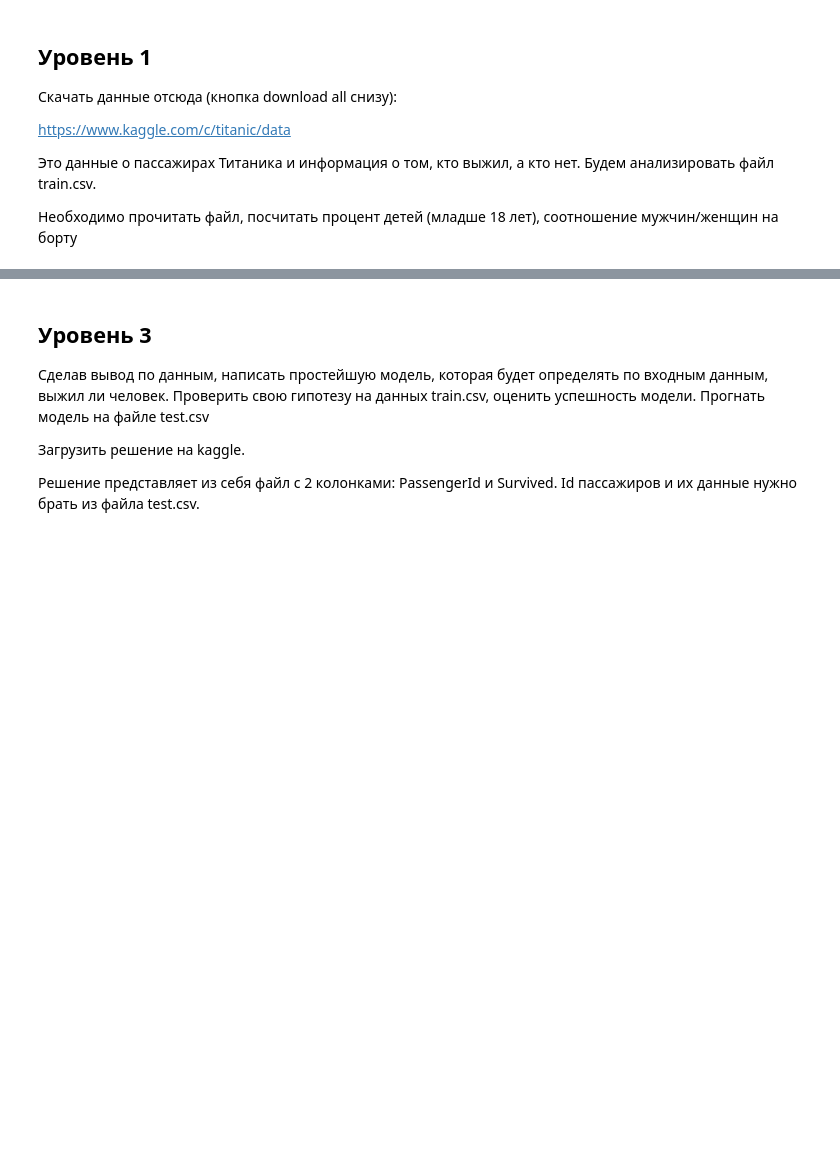
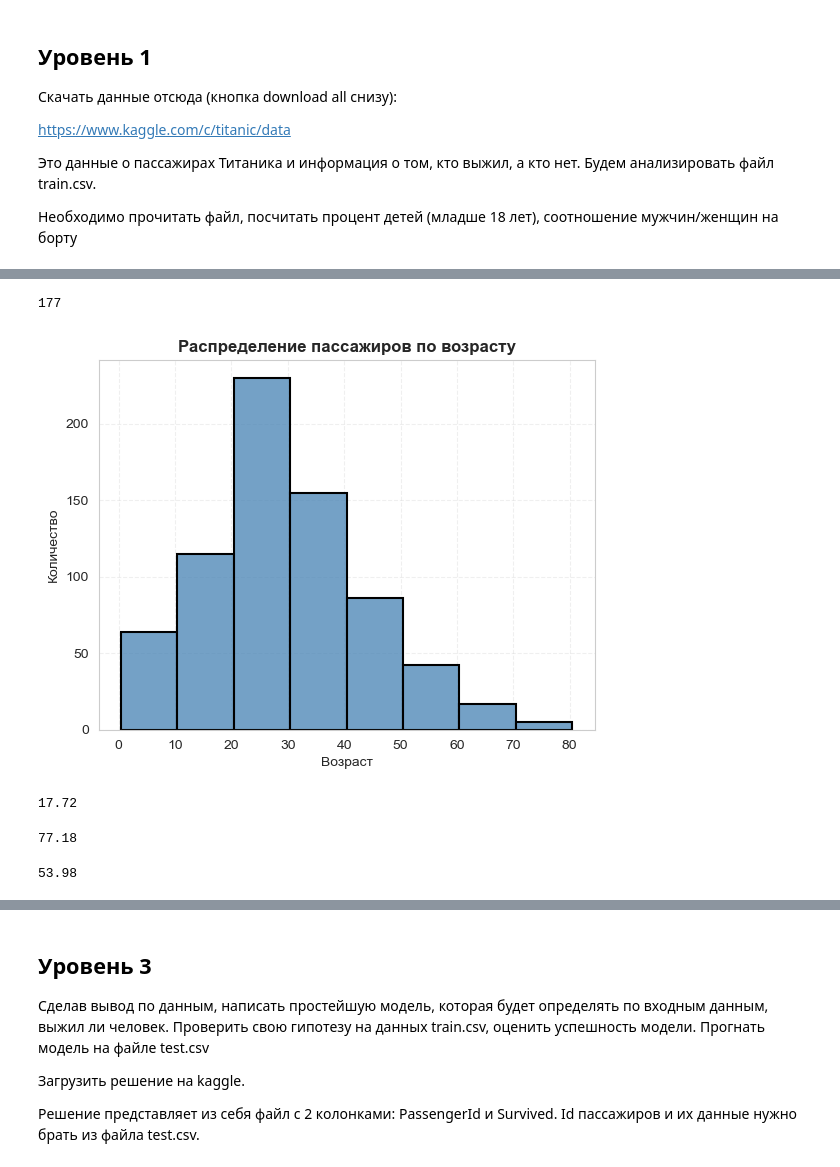
Before and after one commit to r1ryzhov/ds_course, a Jupyter notebook: homework_5.ipynb, the cells around one changed output, grey strips where cells are left out. Drawn from its saved outputs; the diff is of its cells as text; code cells hidden in the pictures; blank space fills up the shorter version.

```diff
--- a/homework_5.ipynb
+++ b/homework_5.ipynb
@@ -15,3 +15,6 @@ https://www.kaggle.com/c/titanic/data
 
 
 Необходимо прочитать файл, посчитать процент детей (младше 18 лет), соотношение мужчин/женщин на борту
+# %%
+df = pd.read_csv(r"C:\Users\roman\ds_course\data\titanic\train.csv")
+df.head()
@@ -29,0 +96,53 @@ https://www.kaggle.com/c/titanic/data
+# %%
+# Посчитать, по скольким людям нет информации (пола или возраста)
+(df['Sex'].isna() | df['Age'].isna()).sum()
+# %% [output]
+177
+# %%
+# Вывести гистограмму по возрасту пассажиров
+
+sns.histplot(data=df, x='Age', color='steelblue', edgecolor='black', linewidth=1.5, binwidth=10)
+
+plt.title('Распределение пассажиров по возрасту', fontsize=12, fontweight='bold')
+
+plt.xlabel('Возраст')
+plt.ylabel('Количество')
+
+plt.grid(True, alpha=0.3, linestyle='--')
+
+plt.show()
+# %% [output]
+[figure, added]
+# %%
+# Посчитать, какой процент мужчин
+
+round(
+    df[(df['Age'] >= 18) & (df['Sex'] == 'male') & (df['Survived'] == 1)].shape[0] \
+    / df[(df['Age'] >= 18) & (df['Sex'] == 'male')].shape[0] \
+    * 100,
+    2
+)
+# %% [output]
+17.72
+# %%
+# Посчитать, какой процент женщин выжили
+
+round(
+    df[(df['Age'] >= 18) & (df['Sex'] == 'female') & (df['Survived'] == 1)].shape[0] \
+    / df[(df['Age'] >= 18) & (df['Sex'] == 'female')].shape[0] \
+    * 100,
+    2
+)
+# %% [output]
+77.18
+# %%
+# Посчитать, какой процент детей выжили.
+
+round(
+    df[(df['Age'] < 18) & (df['Survived'] == 1)].shape[0] \
+    / df[(df['Age'] < 18)].shape[0] \
+    * 100,
+    2
+)
+# %% [output]
+53.98
```
Also changed, not shown: parts of 23 cells of this notebook.
